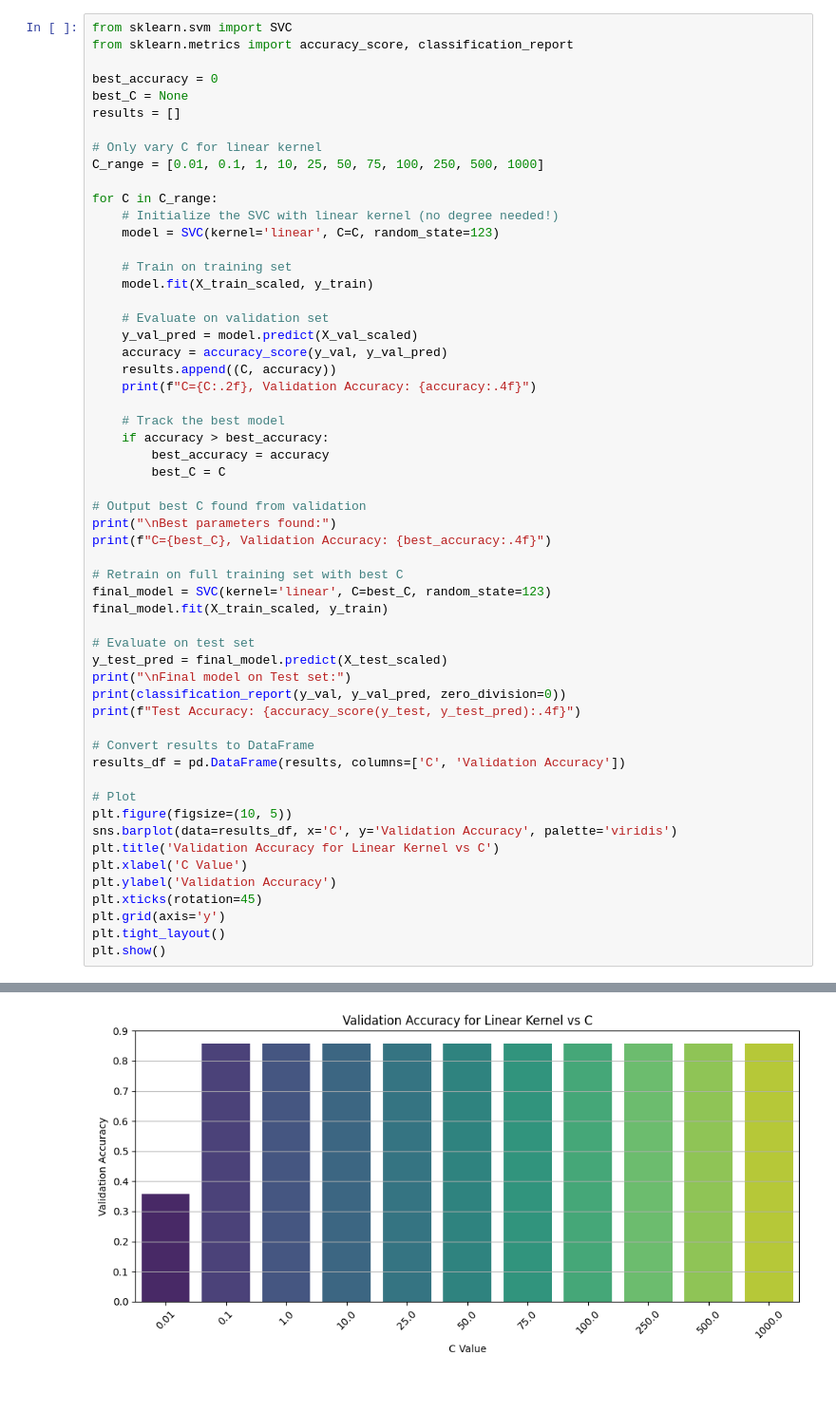
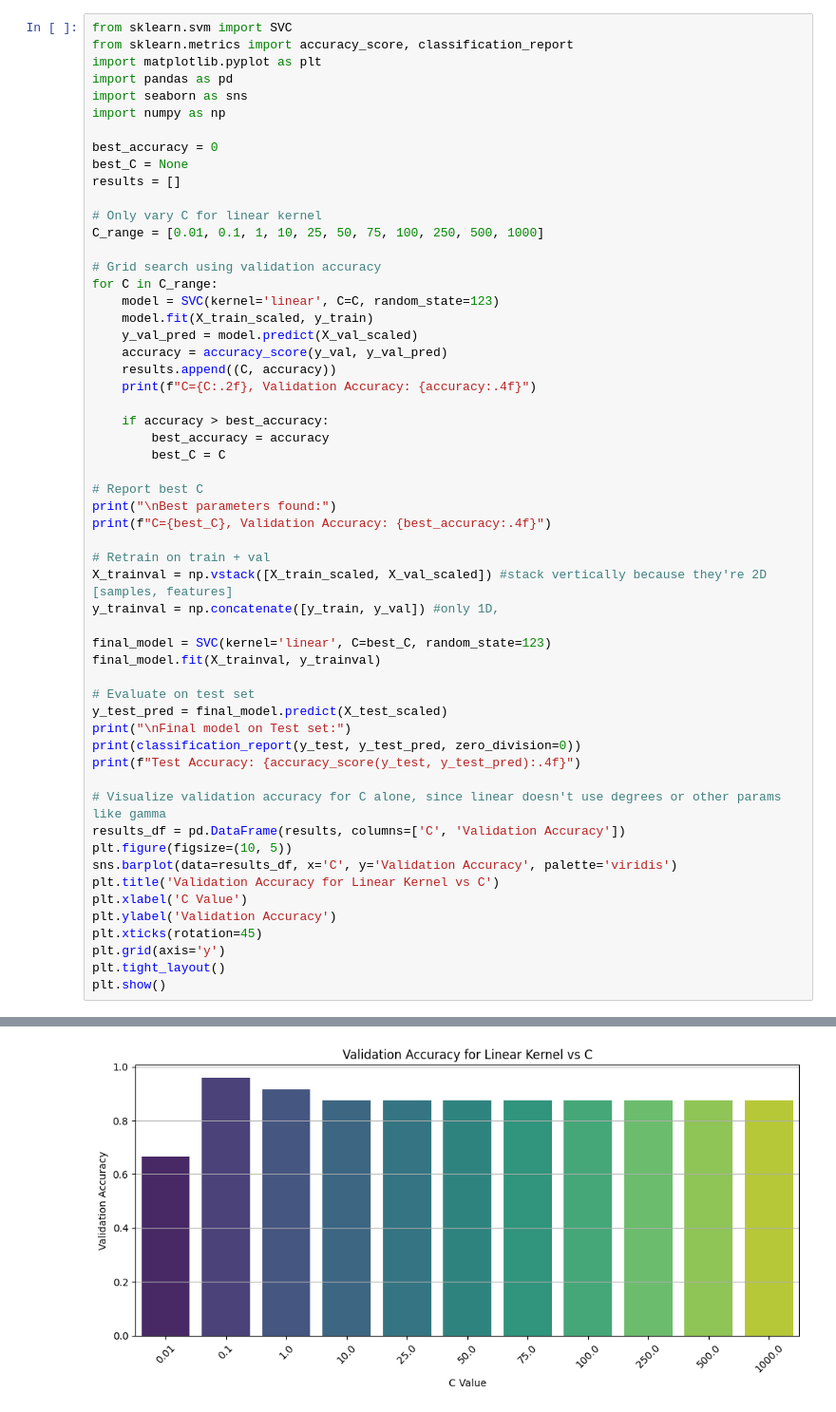
Before and after one commit to DurinMMII/coll400, a Jupyter notebook: sortedData/Support_Vector_Model.ipynb, the cells around one changed output, grey strips where cells are left out. Shown at 95% size. Drawn from its saved outputs; the diff is of its cells as text.

```diff
--- a/sortedData/Support_Vector_Model.ipynb
+++ b/sortedData/Support_Vector_Model.ipynb
@@ -289,6 +177,10 @@ weighted avg       0.82      0.79      0.76        14
 # %%
 from sklearn.svm import SVC
 from sklearn.metrics import accuracy_score, classification_report
+import matplotlib.pyplot as plt
+import pandas as pd
+import seaborn as sns
+import numpy as np
 
 best_accuracy = 0
 best_C = None
@@ -297,42 +189,38 @@ results = []
 # Only vary C for linear kernel
 C_range = [0.01, 0.1, 1, 10, 25, 50, 75, 100, 250, 500, 1000]
 
+# Grid search using validation accuracy
 for C in C_range:
-    # Initialize the SVC with linear kernel (no degree needed!)
     model = SVC(kernel='linear', C=C, random_state=123)
-
-    # Train on training set
     model.fit(X_train_scaled, y_train)
-
-    # Evaluate on validation set
     y_val_pred = model.predict(X_val_scaled)
     accuracy = accuracy_score(y_val, y_val_pred)
     results.append((C, accuracy))
     print(f"C={C:.2f}, Validation Accuracy: {accuracy:.4f}")
 
-    # Track the best model
     if accuracy > best_accuracy:
         best_accuracy = accuracy
         best_C = C
 
-# Output best C found from validation
+# Report best C
 print("\nBest parameters found:")
 print(f"C={best_C}, Validation Accuracy: {best_accuracy:.4f}")
 
-# Retrain on full training set with best C
+# Retrain on train + val
+X_trainval = np.vstack([X_train_scaled, X_val_scaled]) #stack vertically because they're 2D [samples, features]
+y_trainval = np.concatenate([y_train, y_val]) #only 1D,
+
 final_model = SVC(kernel='linear', C=best_C, random_state=123)
-final_model.fit(X_train_scaled, y_train)
+final_model.fit(X_trainval, y_trainval)
 
 # Evaluate on test set
 y_test_pred = final_model.predict(X_test_scaled)
 print("\nFinal model on Test set:")
-print(classification_report(y_val, y_val_pred, zero_division=0))
+print(classification_report(y_test, y_test_pred, zero_division=0))
 print(f"Test Accuracy: {accuracy_score(y_test, y_test_pred):.4f}")
 
-# Convert results to DataFrame
+# Visualize validation accuracy for C alone, since linear doesn't use degrees or other params like gamma
 results_df = pd.DataFrame(results, columns=['C', 'Validation Accuracy'])
-
-# Plot
 plt.figure(figsize=(10, 5))
 sns.barplot(data=results_df, x='C', y='Validation Accuracy', palette='viridis')
 plt.title('Validation Accuracy for Linear Kernel vs C')
@@ -363,5 +251,5 @@ Test Accuracy: 0.7857
 Passing `palette` without assigning `hue` is deprecated and will be removed in v0.14.0. Assign the `x` variable to `hue` and set `legend=False` for the same effect.
 
   sns.barplot(data=results_df, x='C', y='Validation Accuracy', palette='viridis')
-[figure, old version]
+[figure, new version]
 # %%
```
Also changed, not shown: parts of 11 cells of this notebook.
